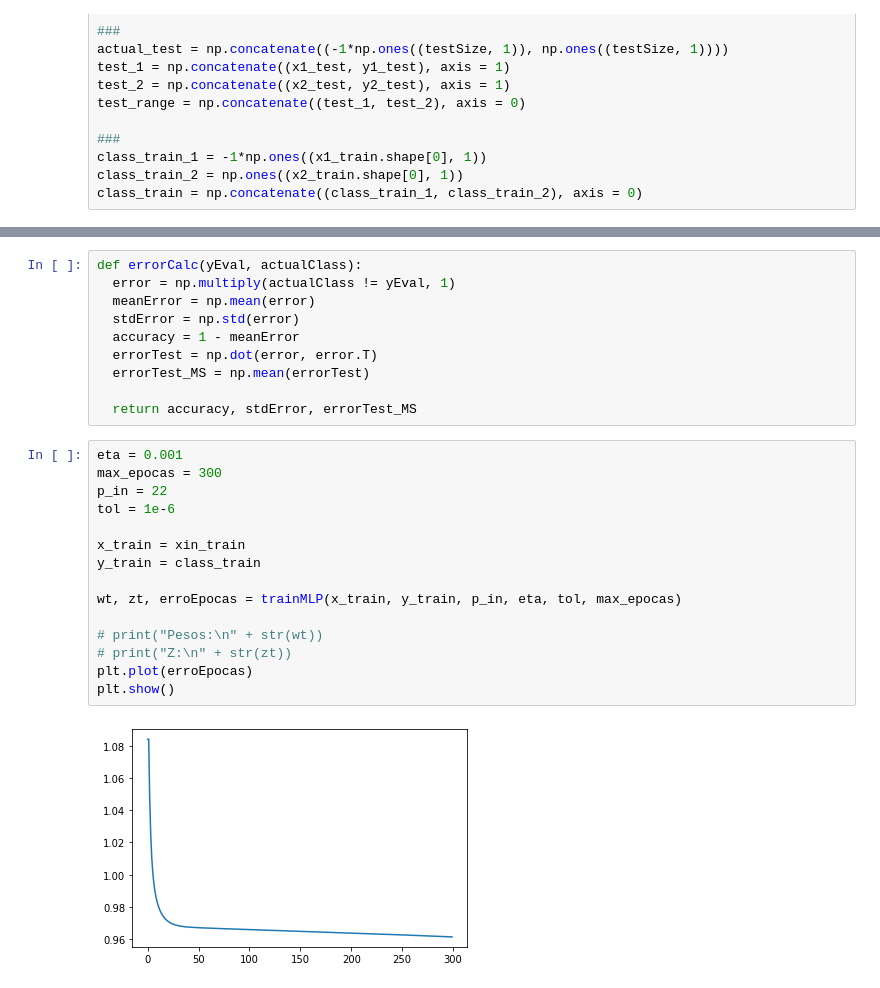
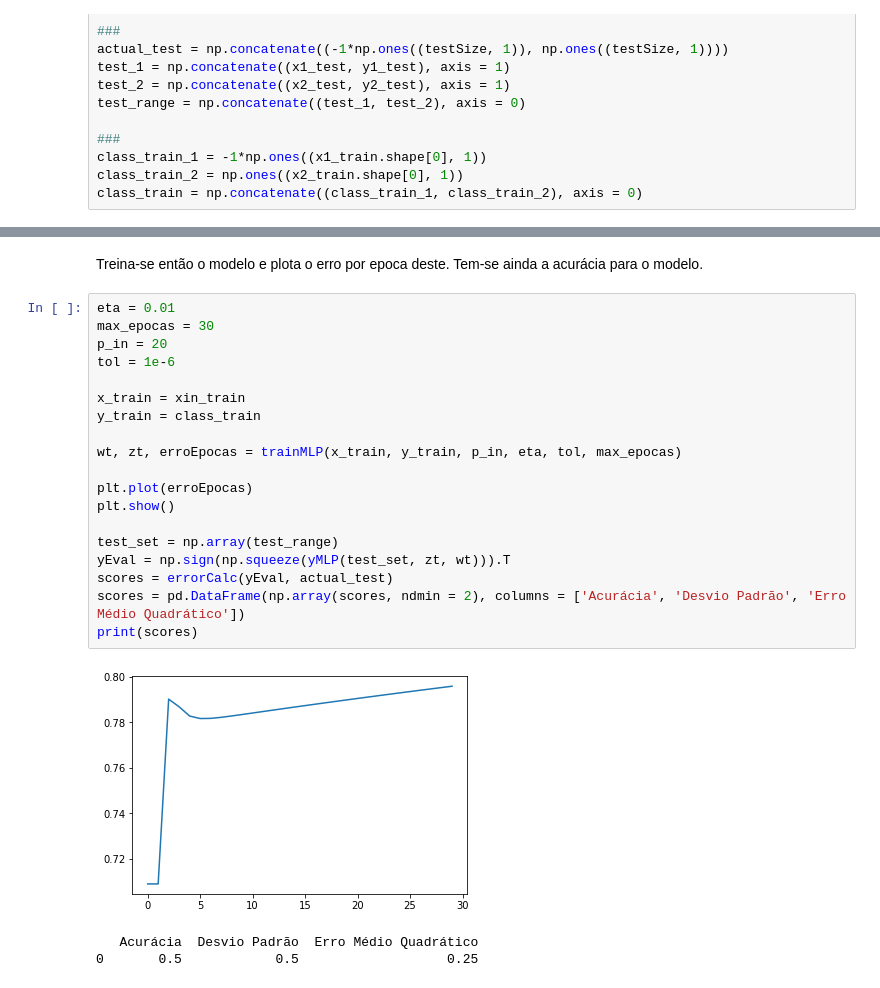
Before and after one commit to albertoromanhol/ufmg-artificial-inteligence-aerospace, a Jupyter notebook: atividade 2/lista/mlp/spirals - mlp.ipynb, the cells around one changed output, grey strips where cells are left out. Saved outputs shown, nothing was run; the diff lists cells and outputs as text.

```diff
--- a/atividade 2/lista/mlp/spirals - mlp.ipynb
+++ b/atividade 2/lista/mlp/spirals - mlp.ipynb
@@ -140,27 +156,25 @@ def yMLP(x, z, w):
-# %%
-def errorCalc(yEval, actualClass):
-  error = np.multiply(actualClass != yEval, 1)
-  meanError = np.mean(error)
-  stdError = np.std(error)
-  accuracy = 1 - meanError
-  errorTest = np.dot(error, error.T)
-  errorTest_MS = np.mean(errorTest)
-
-  return accuracy, stdError, errorTest_MS
+# %% [markdown]
+Treina-se então o modelo e plota o erro por epoca deste. Tem-se ainda a acurácia para o modelo.
 # %%
-eta = 0.001
-max_epocas = 300
-p_in = 22
+eta = 0.01
+max_epocas = 30
+p_in = 20
 tol = 1e-6
 
 x_train = xin_train
 y_train = class_train
 
 wt, zt, erroEpocas = trainMLP(x_train, y_train, p_in, eta, tol, max_epocas)
 
-# print("Pesos:\n" + str(wt))
-# print("Z:\n" + str(zt))
 plt.plot(erroEpocas)
 plt.show()
+
+test_set = np.array(test_range)
+yEval = np.sign(np.squeeze(yMLP(test_set, zt, wt))).T
+scores = errorCalc(yEval, actual_test)
+scores = pd.DataFrame(np.array(scores, ndmin = 2), columns = ['Acurácia', 'Desvio Padrão', 'Erro Médio Quadrático'])
+print(scores)
 # %% [output]
-[figure, old version]
+[figure, new version]
+   Acurácia  Desvio Padrão  Erro Médio Quadrático
+0       0.5            0.5                   0.25
```
Also changed, not shown: parts of 15 cells of this notebook, 12 other files.
